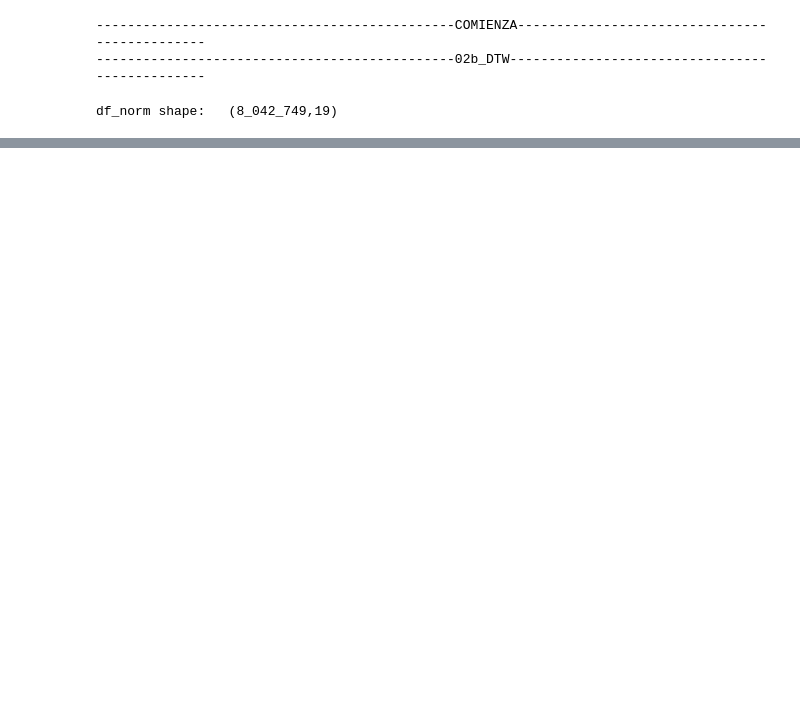
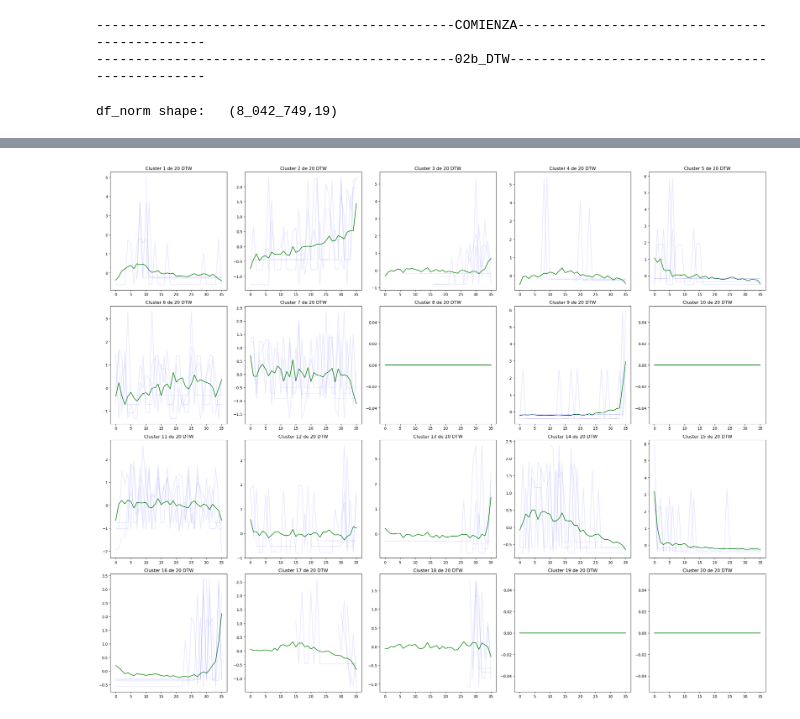
Before and after one commit to waldof86/labo3-2024v, a Jupyter notebook: Proyecto/02b_DTW.ipynb, the cells around one changed output, grey strips where cells are left out. Saved outputs shown, nothing was run; the diff lists cells and outputs as text; code cells hidden in the pictures; blank space fills up the shorter version.

```diff
--- a/Proyecto/02b_DTW.ipynb
+++ b/Proyecto/02b_DTW.ipynb
@@ -60,8 +65,11 @@ df_norm = df_norm.with_columns(
     (pl.col('periodo_dt').dt.month() - primer_periodo.month)).alias('mes_indice')
 )
 # %%
-productos_fijos = overall_prod_stats.select(['product_id', 'total_tn']).sort('total_tn',descending = True)[:150][:,0]
-productos_sample = overall_prod_stats.select(['product_id', 'total_tn']).sort('total_tn',descending = True)[150:][:,0].sample(150, seed=42)
+fijos = 200
+sample = 200
+
+productos_fijos = overall_prod_stats.select(['product_id', 'total_tn']).sort('total_tn',descending = True)[:fijos][:,0]
+productos_sample = overall_prod_stats.select(['product_id', 'total_tn']).sort('total_tn',descending = True)[fijos:][:,0].sample(sample, seed=42)
 productos_otros = overall_prod_stats['product_id'].filter(~overall_prod_stats['product_id'].is_in(pl.concat([productos_fijos, productos_sample])))
 # %%
 df_norm = df_norm.sort(by=['product_id', 'customer_id', 'periodo'])
@@ -84,6 +91,7 @@ df_fit = df_fit.to_pandas()
 # %%
 prodcust_train = df_train[['product_id', 'customer_id']].drop_duplicates().reset_index(drop=True)
 prodcust_fit = df_fit[['product_id', 'customer_id']].drop_duplicates().reset_index(drop=True)
+meses = pd.DataFrame({'mes_indice': df_train['mes_indice'].unique()})
 
 print(f"prodcust_train series:  ({prodcust_train.shape[0]:>9_d},{df_train.shape[1]:_d}, productos unicos: {df_train['product_id'].nunique()})")
 print(f"prodcust_fit series:    ({prodcust_fit.shape[0]:>9_d},{df_fit.shape[1]:_d}, productos unicos: {df_fit['product_id'].nunique()})")
@@ -106,0 +101,9 @@ X_fit timeseries:  (  152_669,36,1)
+# %%
+X_train = prodcust_train.merge(meses, how='cross')
+X_train = X_train.merge(df_train[['product_id', 'customer_id', 'mes_indice','tn_norm']], on=['product_id', 'customer_id', 'mes_indice'], how='left')
+X_train['prodcust'] = X_train['product_id'].astype(str) + '_' + X_train['customer_id'].astype(str)
+X_train = X_train.drop(columns=['product_id', 'customer_id'])
+X_train.set_index(['prodcust', 'mes_indice'], inplace=True)
+print(f"Nulos en X_train: {X_train['tn_norm'].isna().sum()}. Se reemplazan por ceros")
+X_train['tn_norm'] = X_train['tn_norm'].fillna(0)
+print(f"X_train series:    ({X_train.shape[0]:>9_d},{X_train.shape[1]:_d})")
@@ -196,3 +206,31 @@ if dibujar_dtw:
+# %%
+dibu = df_train[['product_id', 'customer_id']].drop_duplicates().reset_index(drop=True)
+dibu['cluster'] = x_clusters_dtw
+dibu = dibu.merge(df_train[['product_id', 'customer_id', 'mes_indice','tn_norm']], on=['product_id', 'customer_id'], how='left')
+dibu = dibu.pivot(index=['product_id','customer_id','cluster'], columns='mes_indice', values='tn_norm').reset_index()
+# %%
+sample = 100
+
+fig, axs = plt.subplots(4, 5, figsize=(25, 20))
+
+y_pred = x_clusters_dtw
+
+for j in range(clusters[0]):
+    axs[j//5, j%5].plot(model.cluster_centers_[j].ravel(), color='green')
+    axs[j//5, j%5].set_title(f"Cluster {j+1} de {clusters[0]} DTW")
+    try:
+        dibu_sample = dibu[dibu['cluster']==j].sample(min(dibu_sample.shape[0],sample), random_state=42)
+    except:
+        continue
+
+    for s in range(min(dibu_sample.shape[0],sample)):
+        axs[j//5, j%5].plot(dibu_sample.iloc[s,3:].values, color='blue', alpha=0.1)
+
+plt.tight_layout()
+
+plt.show()
+# %% [output]
+[figure, added]
 # %%
 print(f"{fase:-^100}")
 print(f"{'FINALIZA':-^100}\n\n\n")
```
Also changed, not shown: parts of 21 cells of this notebook, 7 other files.
